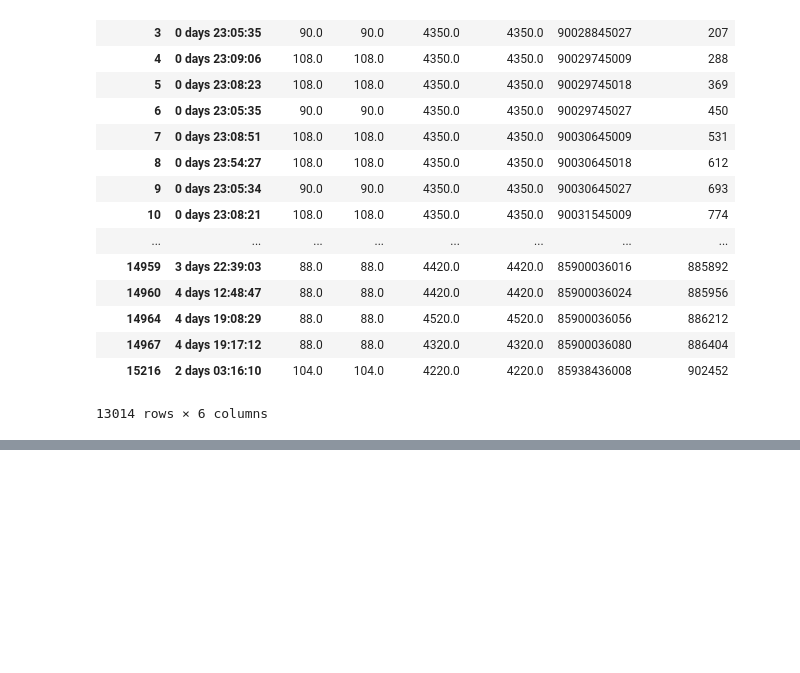
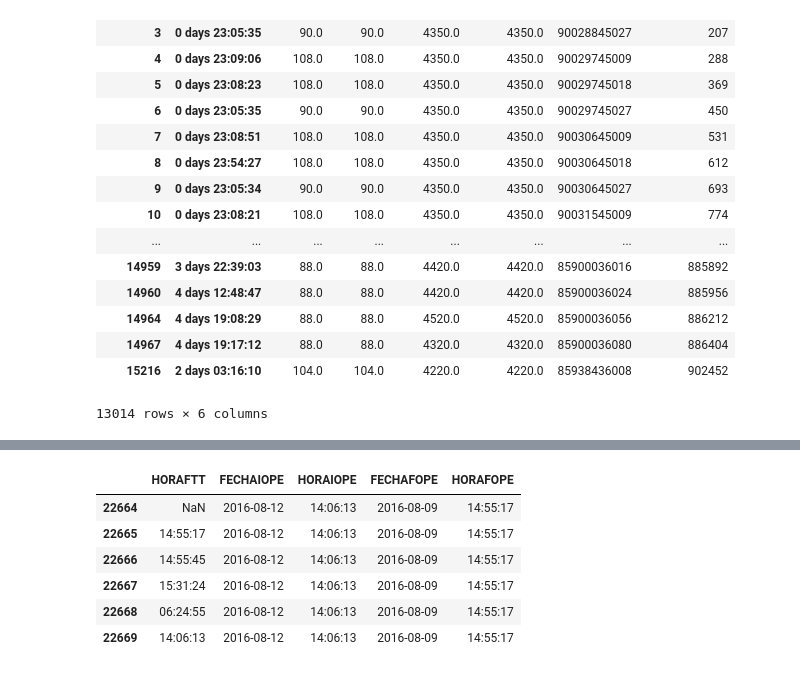
Before and after one commit to ambigus9/alma_canela, a Jupyter notebook: Tareas y Tickets.ipynb, the cells around one changed output, grey strips where cells are left out. Cells and saved outputs as stored; diff of their text form; code cells hidden in the pictures; blank space fills up the shorter version.

```diff
--- a/Tareas y Tickets.ipynb
+++ b/Tareas y Tickets.ipynb
@@ -868,0 +870,10 @@ df_filtrado.groupby(["NROTICKC","TIMEDIF"]).sum()
+# %%
+df_filtrado[(df_filtrado['CODCLI'].str.contains("00003")) & (df_filtrado['NROTICKC'] == 3367)].iloc[:,15:20]
+# %% [output]
+|  | HORAFTT | FECHAIOPE | HORAIOPE | FECHAFOPE | HORAFOPE |
+| 22664 | NaN | 2016-08-12 | 14:06:13 | 2016-08-09 | 14:55:17 |
+| 22665 | 14:55:17 | 2016-08-12 | 14:06:13 | 2016-08-09 | 14:55:17 |
+| 22666 | 14:55:45 | 2016-08-12 | 14:06:13 | 2016-08-09 | 14:55:17 |
+| 22667 | 15:31:24 | 2016-08-12 | 14:06:13 | 2016-08-09 | 14:55:17 |
+| 22668 | 06:24:55 | 2016-08-12 | 14:06:13 | 2016-08-09 | 14:55:17 |
+| 22669 | 14:06:13 | 2016-08-12 | 14:06:13 | 2016-08-09 | 14:55:17 |
```
Also changed, not shown: parts of 7 cells of this notebook, 1 other file.
